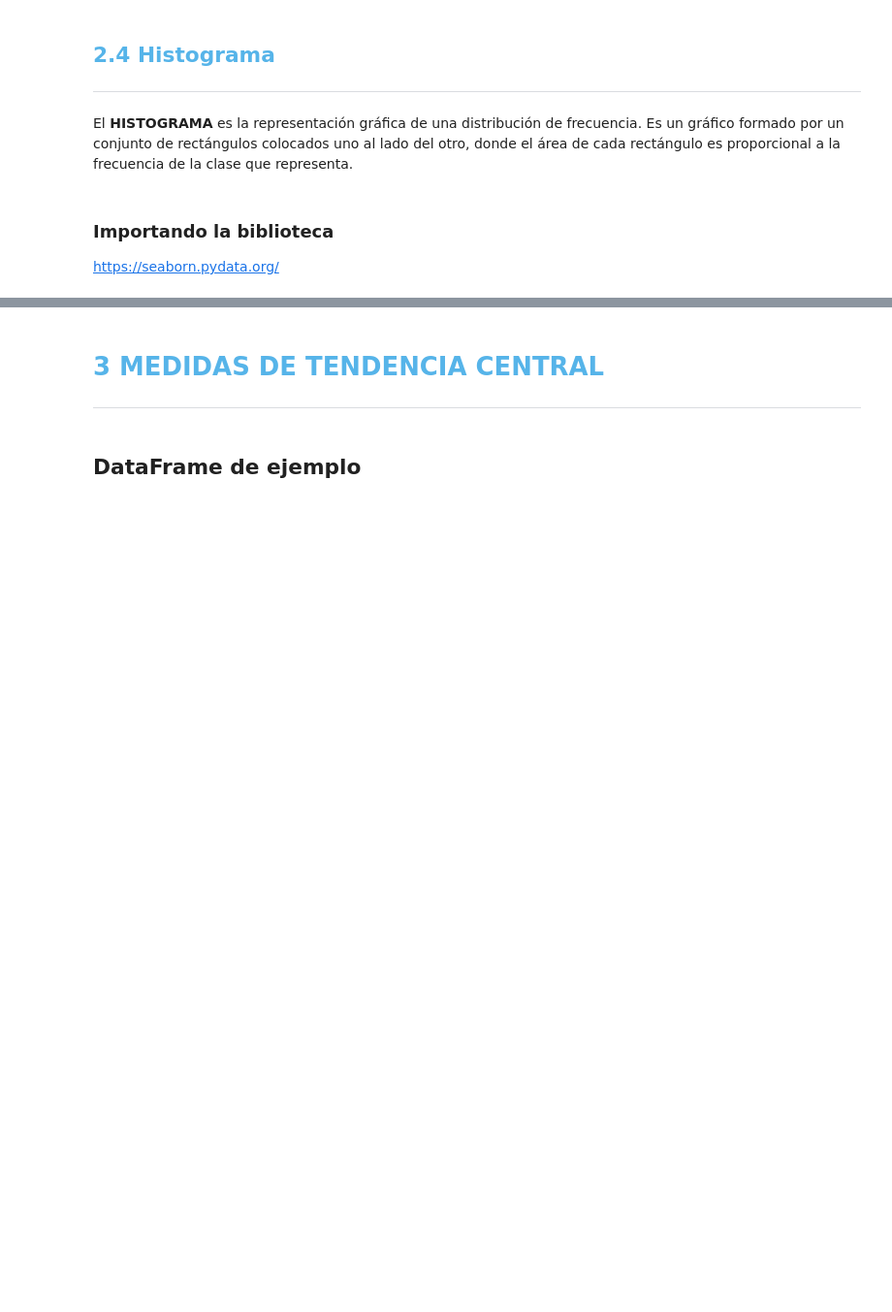
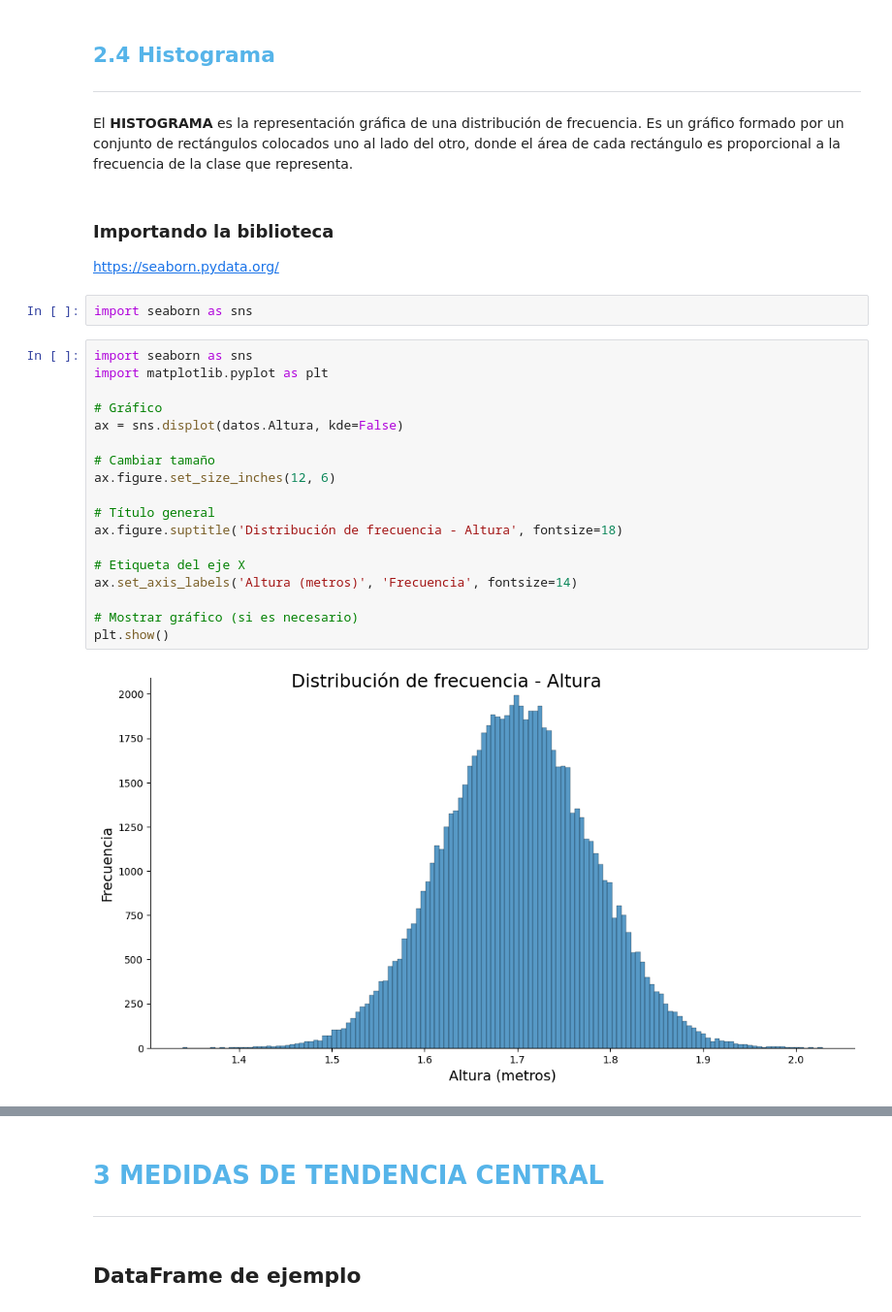
Before and after one commit to germaini/DATA_Desafio_tienda, a Jupyter notebook: Curso_de_Estadística_con_Python_1.ipynb, the cells around one changed output, grey strips where cells are left out. Shown: that part at 97% size. Drawn from its saved outputs; the diff is of its cells as text; blank space fills up the shorter version.

```diff
--- a/Curso_de_Estadística_con_Python_1.ipynb
+++ b/Curso_de_Estadística_con_Python_1.ipynb
@@ -401,3 +504,25 @@ El <b>HISTOGRAMA</b> es la representación gráfica de una distribución de frec
 ### Importando la biblioteca
 
 https://seaborn.pydata.org/
+# %%
+import seaborn as sns
+# %%
+import seaborn as sns
+import matplotlib.pyplot as plt
+
+# Gráfico
+ax = sns.displot(datos.Altura, kde=False)
+
+# Cambiar tamaño
+ax.figure.set_size_inches(12, 6)
+
+# Título general
+ax.figure.suptitle('Distribución de frecuencia - Altura', fontsize=18)
+
+# Etiqueta del eje X
+ax.set_axis_labels('Altura (metros)', 'Frecuencia', fontsize=14)
+
+# Mostrar gráfico (si es necesario)
+plt.show()
+# %% [output]
+[figure, added]
```
Also changed, not shown: parts of 26 cells of this notebook.
